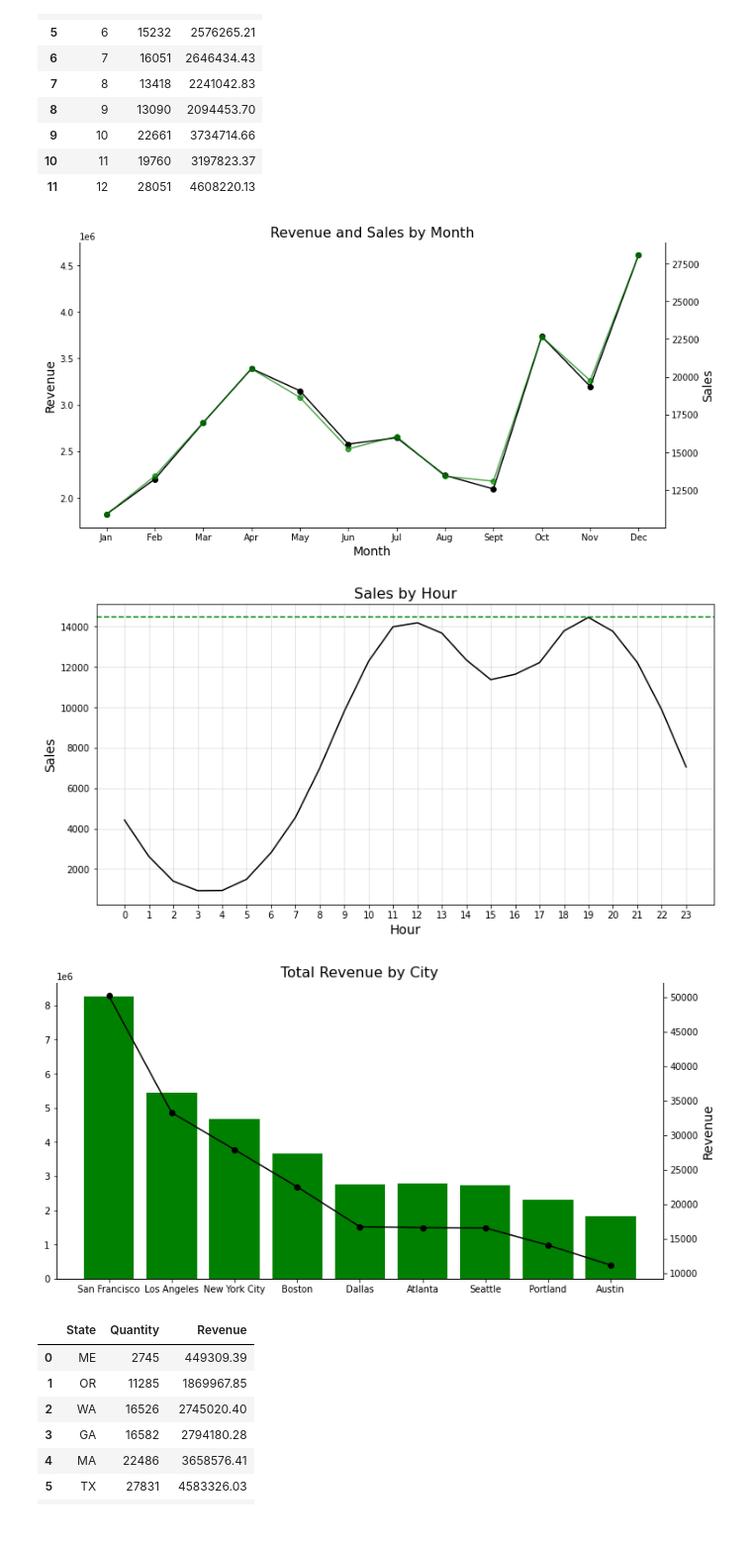
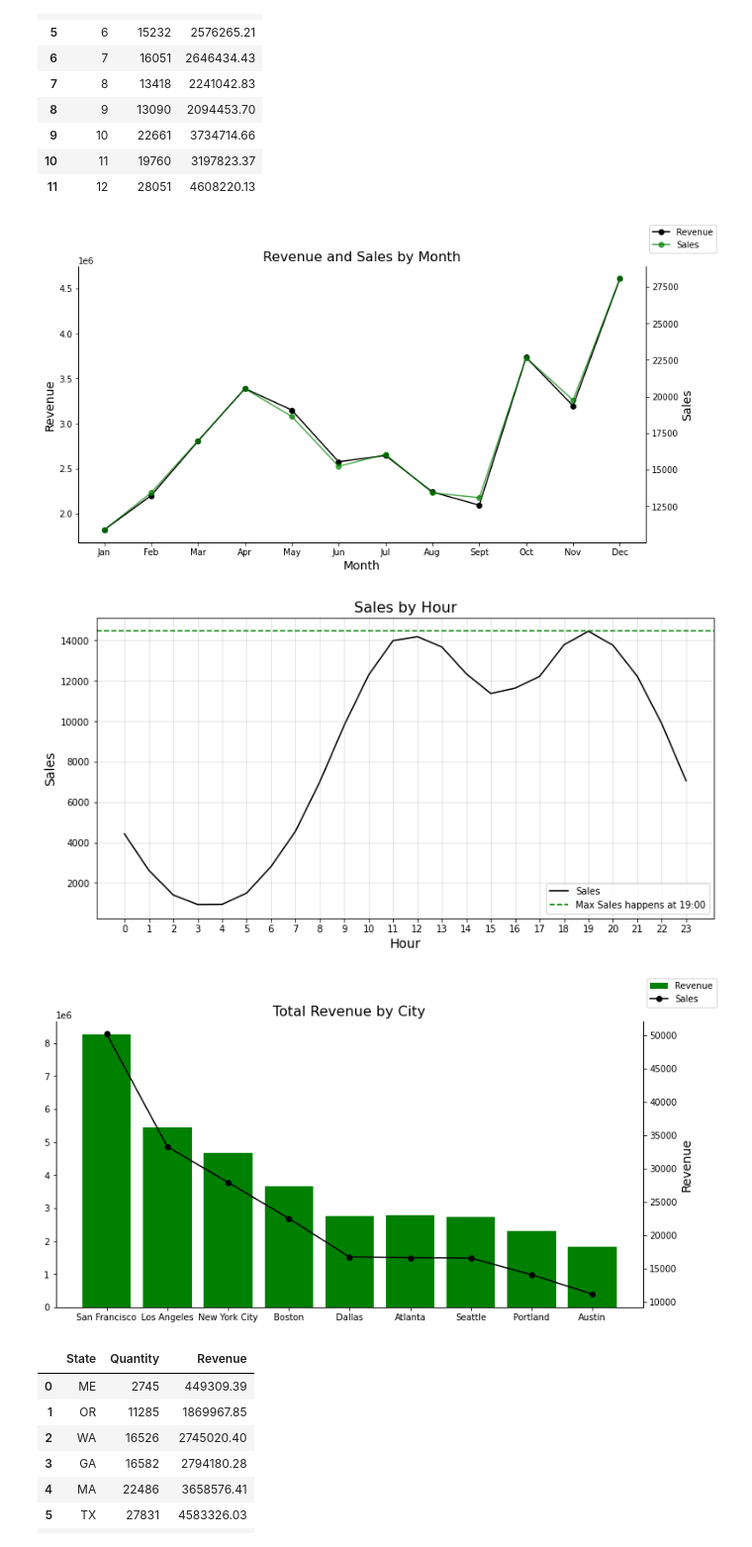
Before and after one commit to adunoluwa1/Product-Sales-Analysis, a Jupyter notebook: Sales_Data_Analysis.ipynb, the cells around one changed output. Shown: that part at 99% size. Drawn from its saved outputs; the diff is of its cells as text; code cells hidden in the pictures.

```diff
--- a/Sales_Data_Analysis.ipynb
+++ b/Sales_Data_Analysis.ipynb
@@ -111,48 +111,51 @@ Monthly_Sales
 | 11 | 12 | 28051 | 4608220.13 |
 # %%
 fig, ax = plt.subplots(figsize=(12,6))
-ax.plot(month, Monthly_Sales.Revenue,'o-k')
+ax.plot(month, Monthly_Sales.Revenue,'o-k',label='Revenue')
 ax2 = ax.twinx()
-ax2.plot(month, Monthly_Sales.Quantity,'o-g', alpha=0.7)
+ax2.plot(month, Monthly_Sales.Quantity,'o-g', alpha=0.7, label='Sales')
 ax.set_title('Revenue and Sales by Month', fontsize=16)
 ax.set_xlabel('Month', fontsize=14)
 ax.set_ylabel('Revenue', fontsize=14)
 ax2.set_ylabel('Sales', fontsize=14)
 ax.set_xticks(ticks=range(12),labels=month, ha='center')
 sns.despine(left=False, right=False, bottom=False)
+fig.legend()
 plt.show()
 # %% [output]
-[figure, old version]
+[figure, new version]
 # %%
 df['Hour'] = df['Time'].apply(lambda x: x.hour)
 Sales_by_Hour = df.groupby(['Hour'])['Quantity'].sum()
 # %%
 fig, ax = plt.subplots(figsize=(12,6))
-ax.plot(Sales_by_Hour.index, Sales_by_Hour.values, '-k')
+ax.plot(Sales_by_Hour.index, Sales_by_Hour.values, '-k', label='Sales')
 ax.set_title('Sales by Hour', fontsize=16)
 ax.set_xlabel('Hour', fontsize=14)
 ax.set_xticks(range(24), fontsize=14)
 ax.set_ylabel('Sales', fontsize=14)
 ax.grid('both', alpha=0.4)
-ax.axhline(y=max(Sales_by_Hour.values), ls= '--', color='g')
+ax.axhline(y=max(Sales_by_Hour.values), ls= '--', color='g', label=f'Max Sales happens at {Sales_by_Hour.tolist().index(Sales_by_Hour.max())}:00')
+plt.legend()
 plt.show()
 # %% [output]
-[figure, old version]
+[figure, new version]
 # %%
 Sales_by_City = df.groupby(df['City'])[['Quantity','Revenue']].sum().reset_index().sort_values('Quantity',ascending=False, ignore_index=True)
 # %%
 fig, ax = plt.subplots(figsize=(12,6))
-ax.bar(Sales_by_City.City, Sales_by_City.Revenue, color='g')
+ax.bar(Sales_by_City.City, Sales_by_City.Revenue, color='g',label='Revenue')
 ax2 = ax.twinx()
-ax2.plot(Sales_by_City.City, Sales_by_City.Quantity, 'o-k', scaley=True)
+ax2.plot(Sales_by_City.City, Sales_by_City.Quantity, 'o-k', label='Sales', scaley=True)
 plt.title('Total Revenue by City', fontsize=16)
 plt.xlabel('City', fontsize=14)
 plt.ylabel('Revenue', fontsize=14)
 # plt.xticks(Sales_by_City.City, ha='center')
 sns.despine(left=False, right=False, bottom=False)
+fig.legend()
 plt.show()
 # %% [output]
-[figure, old version]
+[figure, new version]
 # %%
 Sales_by_State = df.groupby(df['State'])[['Quantity','Revenue']].sum().reset_index().sort_values('Revenue',ascending=True, ignore_index=True)
 Sales_by_State
```
